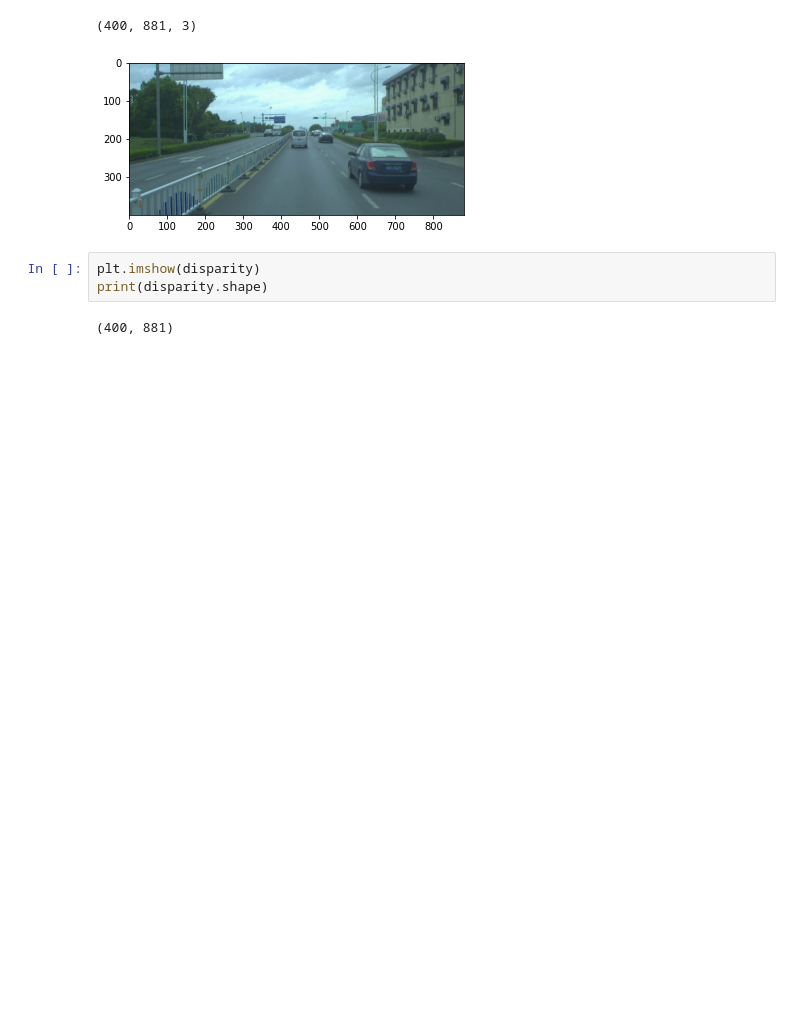
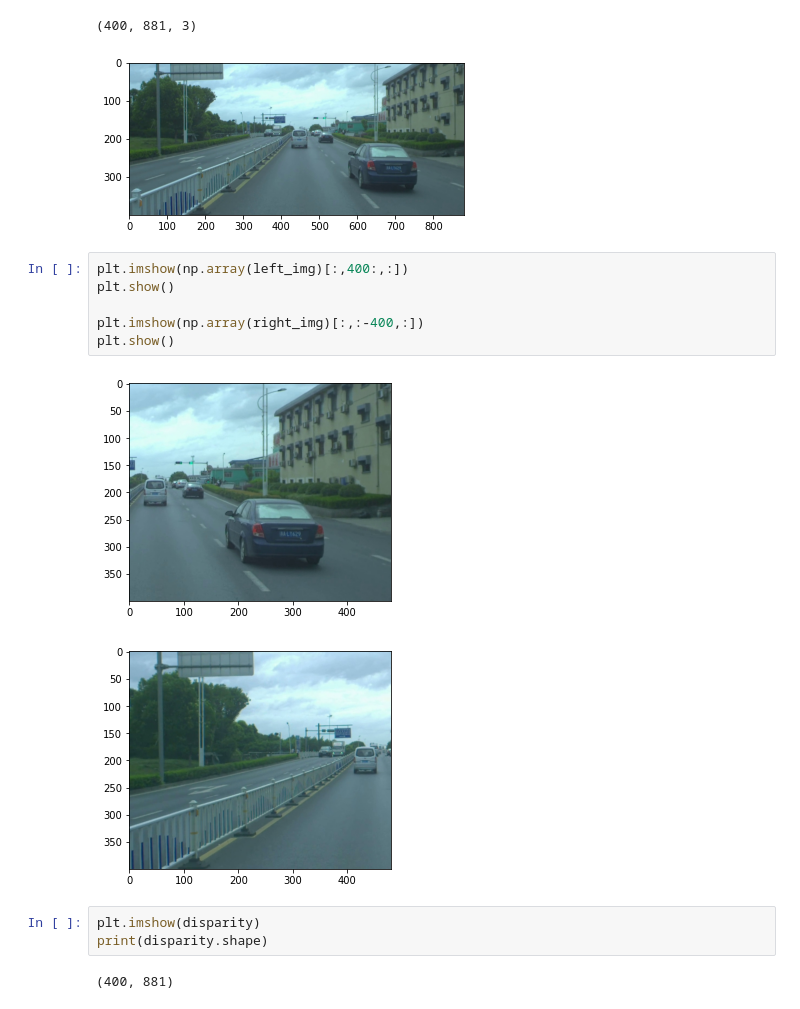
Before and after one commit to lhy0807/stereo_pl_nav, a Jupyter notebook: scripts/voxelstereonet/test_ds.ipynb, the cells around one changed output. Drawn from its saved outputs; the diff is of its cells as text; blank space fills up the shorter version.

```diff
--- a/scripts/voxelstereonet/test_ds.ipynb
+++ b/scripts/voxelstereonet/test_ds.ipynb
@@ -53,6 +49,15 @@ print(np.asarray(left_img).shape)
 # %% [output]
 (400, 881, 3)
 [figure]
+# %%
+plt.imshow(np.array(left_img)[:,400:,:])
+plt.show()
+
+plt.imshow(np.array(right_img)[:,:-400,:])
+plt.show()
+# %% [output]
+[figure, added]
+[figure, added]
 # %%
 plt.imshow(disparity)
 print(disparity.shape)
```
Also changed, not shown: parts of 12 cells of this notebook, 3 other files.
